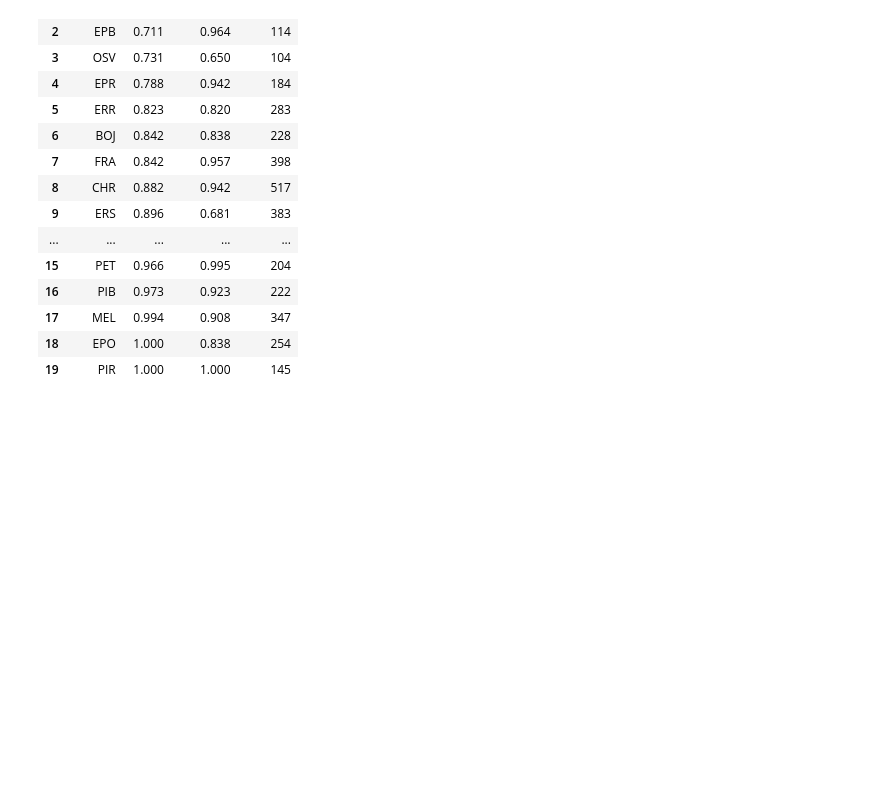
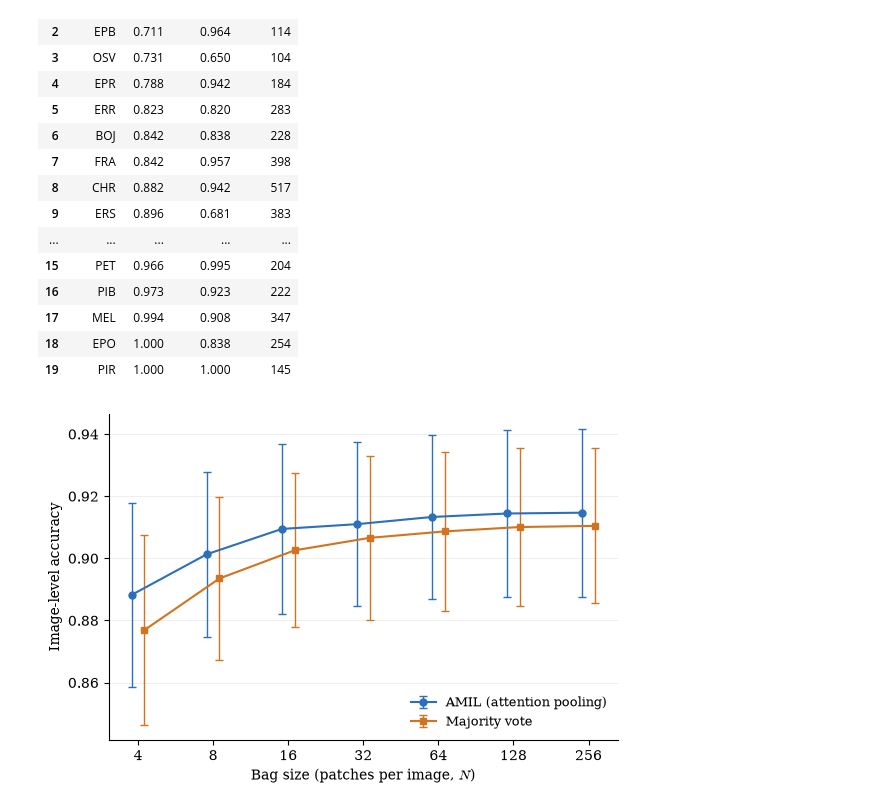
Before and after one commit to MaeveCote/barknet-amil, a Jupyter notebook: notebooks/visualizations.ipynb, the cells around one changed output. Cells and saved outputs as stored; diff of their text form; code cells hidden in the pictures; blank space fills up the shorter version.

```diff
--- a/notebooks/visualizations.ipynb
+++ b/notebooks/visualizations.ipynb
@@ -513,3 +513,40 @@ Per-class metrics (sorted by recall — worst first)
 | 17 | MEL | 0.994 | 0.908 | 347 |
 | 18 | EPO | 1.000 | 0.838 | 254 |
 | 19 | PIR | 1.000 | 1.000 | 145 |
+# %%
+import pandas as pd
+import numpy as np
+import matplotlib.pyplot as plt
+df = pd.read_csv(r"G:\Source\BarkNet_ML\bagsize_infer\bagsize_summary.csv").sort_values("bag_size")
+x = df["bag_size"].to_numpy()
+
+# small horizontal offset so the two series' error bars don't overlap at each N
+dx = 1.06
+fig, ax = plt.subplots(figsize=(6.0, 4.0))
+
+ax.errorbar(x / dx, df["amil_mean"], yerr=df["amil_std"],
+            fmt="-o", color="#2c6fbb", markersize=5, capsize=3, capthick=1,
+            elinewidth=1, linewidth=1.5, label="AMIL (attention pooling)")
+ax.errorbar(x * dx, df["amil_vote_mean"], yerr=df["amil_vote_std"],
+            fmt="-s", color="#d1731f", markersize=5, capsize=3, capthick=1,
+            elinewidth=1, linewidth=1.5, label="Majority vote")
+
+ax.set_xscale("log", base=2)
+ax.set_xticks(x)
+ax.set_xticklabels(x.astype(int))
+ax.minorticks_off()
+
+ax.set_xlabel("Bag size (patches per image, $N$)")
+ax.set_ylabel("Image-level accuracy")
+ax.legend(frameon=False, loc="lower right", fontsize=9)
+ax.grid(True, axis="y", alpha=0.3, linewidth=0.5)
+ax.spines["top"].set_visible(False)
+ax.spines["right"].set_visible(False)
+
+fig.tight_layout()
+fig.savefig("bagsize_accuracy.pdf", bbox_inches="tight")   # vector = crisp at any zoom
+fig.savefig("bagsize_accuracy.png", dpi=300, bbox_inches="tight")
+plt.rcParams.update({"font.size": 10, "font.family": "serif","mathtext.fontset": "cm"})
+plt.show()
+# %% [output]
+[figure, added]
```
Also changed, not shown: parts of 3 cells of this notebook, 6 other files.
